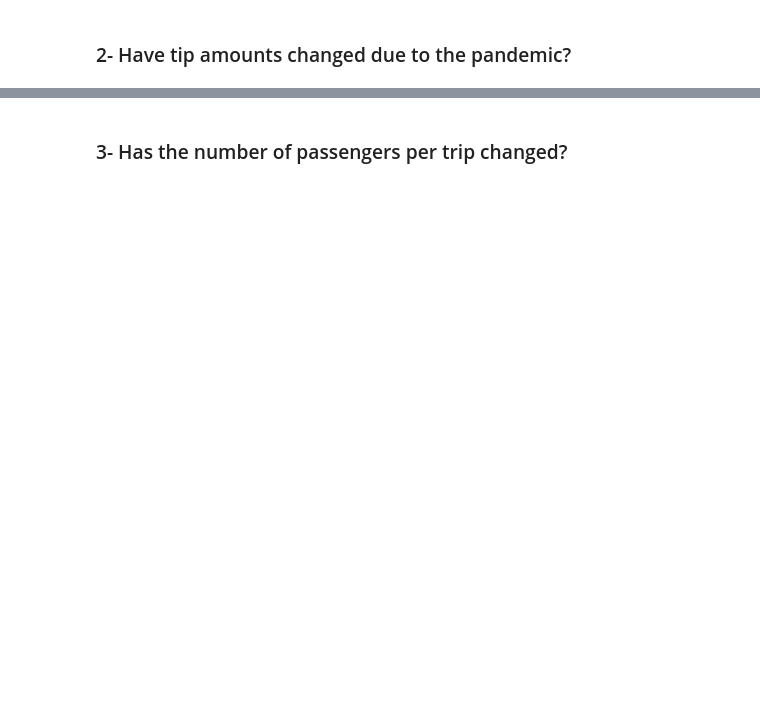
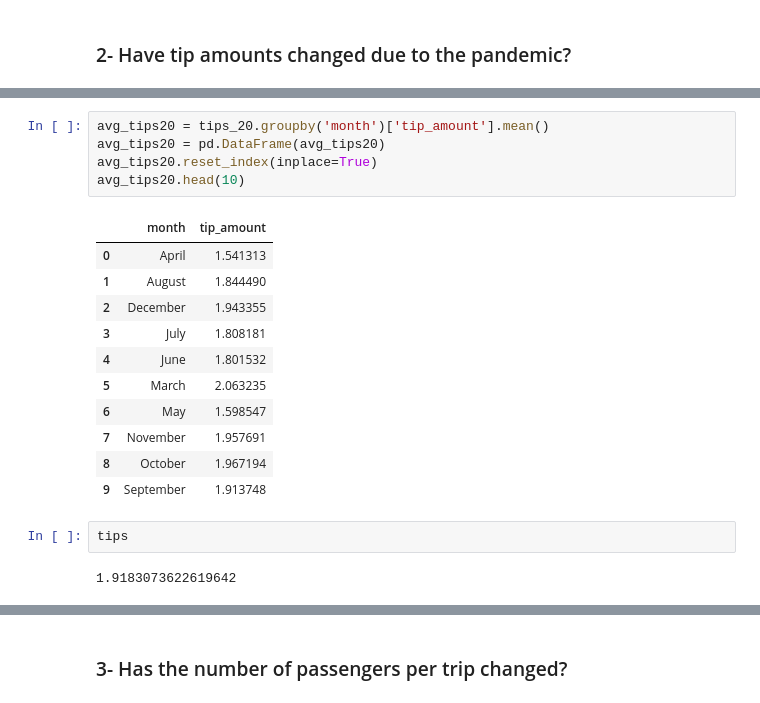
Before and after one commit to samtuleen/nyc-taxis-vs-covid, a Jupyter notebook: notebook1.ipynb, the cells around one changed output, grey strips where cells are left out. Drawn from its saved outputs; the diff is of its cells as text; blank space fills up the shorter version.

```diff
--- a/notebook1.ipynb
+++ b/notebook1.ipynb
@@ -130,0 +156,21 @@ fig.show()
+# %%
+avg_tips20 = tips_20.groupby('month')['tip_amount'].mean()
+avg_tips20 = pd.DataFrame(avg_tips20)
+avg_tips20.reset_index(inplace=True)
+avg_tips20.head(10)
+# %% [output]
+|  | month | tip_amount |
+| 0 | April | 1.541313 |
+| 1 | August | 1.844490 |
+| 2 | December | 1.943355 |
+| 3 | July | 1.808181 |
+| 4 | June | 1.801532 |
+| 5 | March | 2.063235 |
+| 6 | May | 1.598547 |
+| 7 | November | 1.957691 |
+| 8 | October | 1.967194 |
+| 9 | September | 1.913748 |
+# %%
+tips
+# %% [output]
+1.9183073622619642
```
Also changed, not shown: parts of 7 cells of this notebook.
